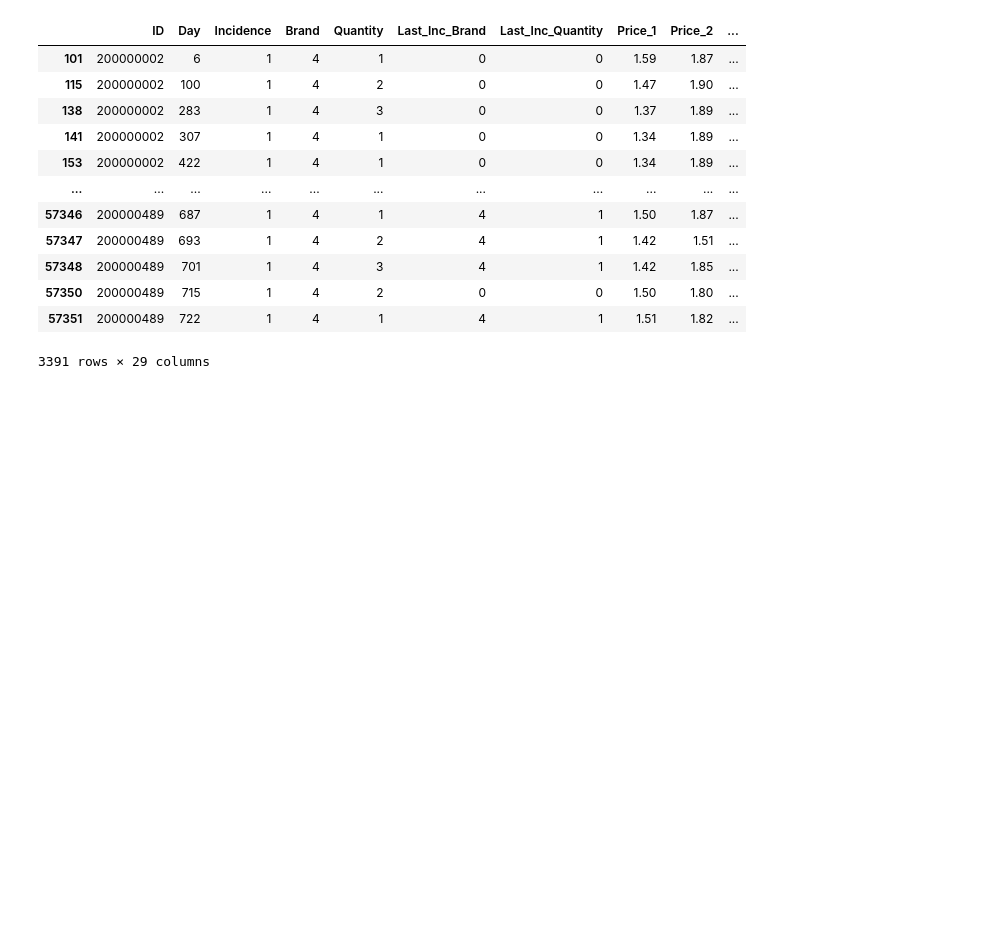
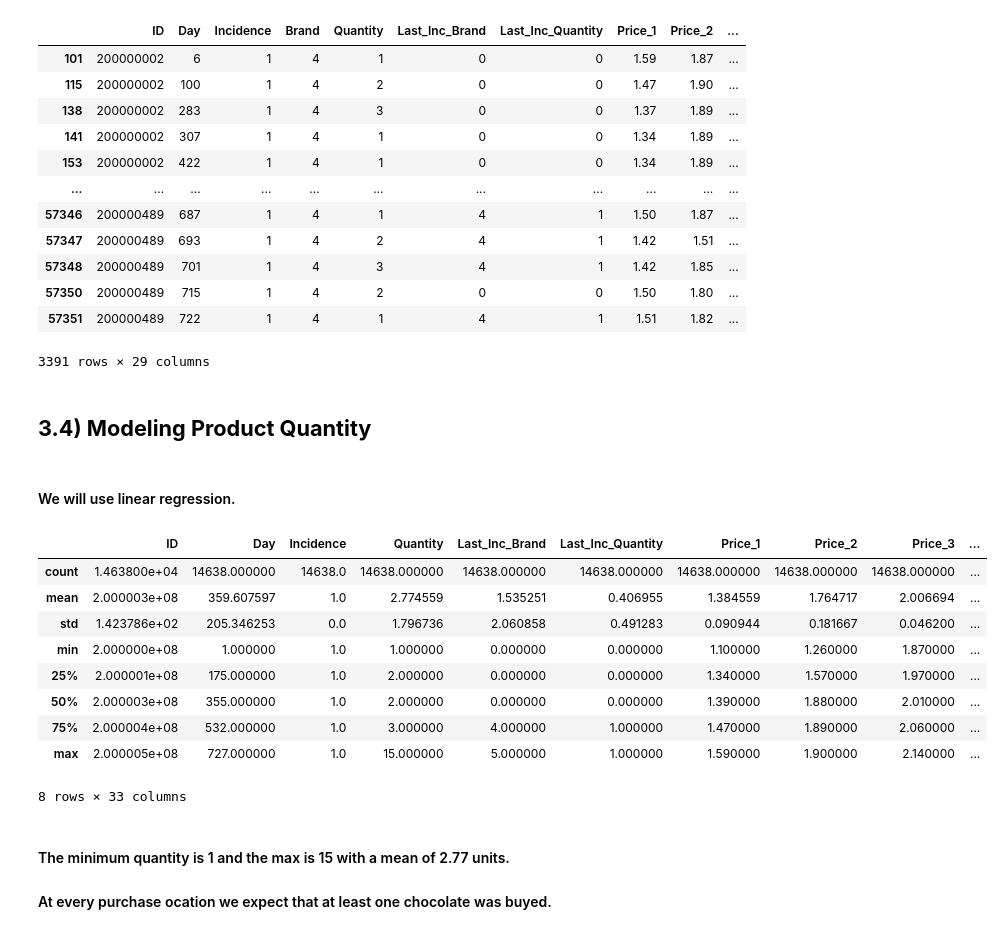
Before and after one commit to JuanD5/Machine-learning-projects, a Jupyter notebook: Clustering projects/Customer Analytics/365 Data Science/main_customer_analytics_365_datascience.ipynb, the cells around one changed output. Cells and saved outputs as stored; diff of their text form; code cells hidden in the pictures; blank space fills up the shorter version.

```diff
--- a/Clustering projects/Customer Analytics/main_customer_analytics_365_datascience.ipynb
+++ b/Clustering projects/Customer Analytics/365 Data Science/main_customer_analytics_365_datascience.ipynb
@@ -1763,3 +1748,29 @@ brand_choice_s3
 | 57350 | 200000489 | 715 | 1 | 4 | 2 | 0 | 0 | 1.50 | 1.80 | ... |
 | 57351 | 200000489 | 722 | 1 | 4 | 1 | 4 | 1 | 1.51 | 1.82 | ... |
 3391 rows × 29 columns
+# %% [markdown]
+## **3.4) Modeling Product Quantity**
+# %% [markdown]
+#### We will use linear regression.
+# %%
+df_purchase_quantity = df_pa[df_pa['Incidence']==1]
+# %%
+df_purchase_quantity = pd .get_dummies(df_purchase_quantity,columns=['Brand'],prefix= 'Brand', prefix_sep='_')
+# %%
+df_purchase_quantity.describe()
+# %% [output]
+|  | ID | Day | Incidence | Quantity | Last_Inc_Brand | Last_Inc_Quantity | Price_1 | Price_2 | Price_3 | ... |
+| count | 1.463800e+04 | 14638.000000 | 14638.0 | 14638.000000 | 14638.000000 | 14638.000000 | 14638.000000 | 14638.000000 | 14638.000000 | ... |
+| mean | 2.000003e+08 | 359.607597 | 1.0 | 2.774559 | 1.535251 | 0.406955 | 1.384559 | 1.764717 | 2.006694 | ... |
+| std | 1.423786e+02 | 205.346253 | 0.0 | 1.796736 | 2.060858 | 0.491283 | 0.090944 | 0.181667 | 0.046200 | ... |
+| min | 2.000000e+08 | 1.000000 | 1.0 | 1.000000 | 0.000000 | 0.000000 | 1.100000 | 1.260000 | 1.870000 | ... |
+| 25% | 2.000001e+08 | 175.000000 | 1.0 | 2.000000 | 0.000000 | 0.000000 | 1.340000 | 1.570000 | 1.970000 | ... |
+| 50% | 2.000003e+08 | 355.000000 | 1.0 | 2.000000 | 0.000000 | 0.000000 | 1.390000 | 1.880000 | 2.010000 | ... |
+| 75% | 2.000004e+08 | 532.000000 | 1.0 | 3.000000 | 4.000000 | 1.000000 | 1.470000 | 1.890000 | 2.060000 | ... |
+| max | 2.000005e+08 | 727.000000 | 1.0 | 15.000000 | 5.000000 | 1.000000 | 1.590000 | 1.900000 | 2.140000 | ... |
+8 rows × 33 columns
+# %% [markdown]
+#### The minimum quantity is 1 and the max is 15 with a mean of 2.77 units.
+
+
+#### At every purchase ocation we expect that at least one chocolate was buyed.
```
Also changed, not shown: parts of 48 cells of this notebook, 13 other files.
